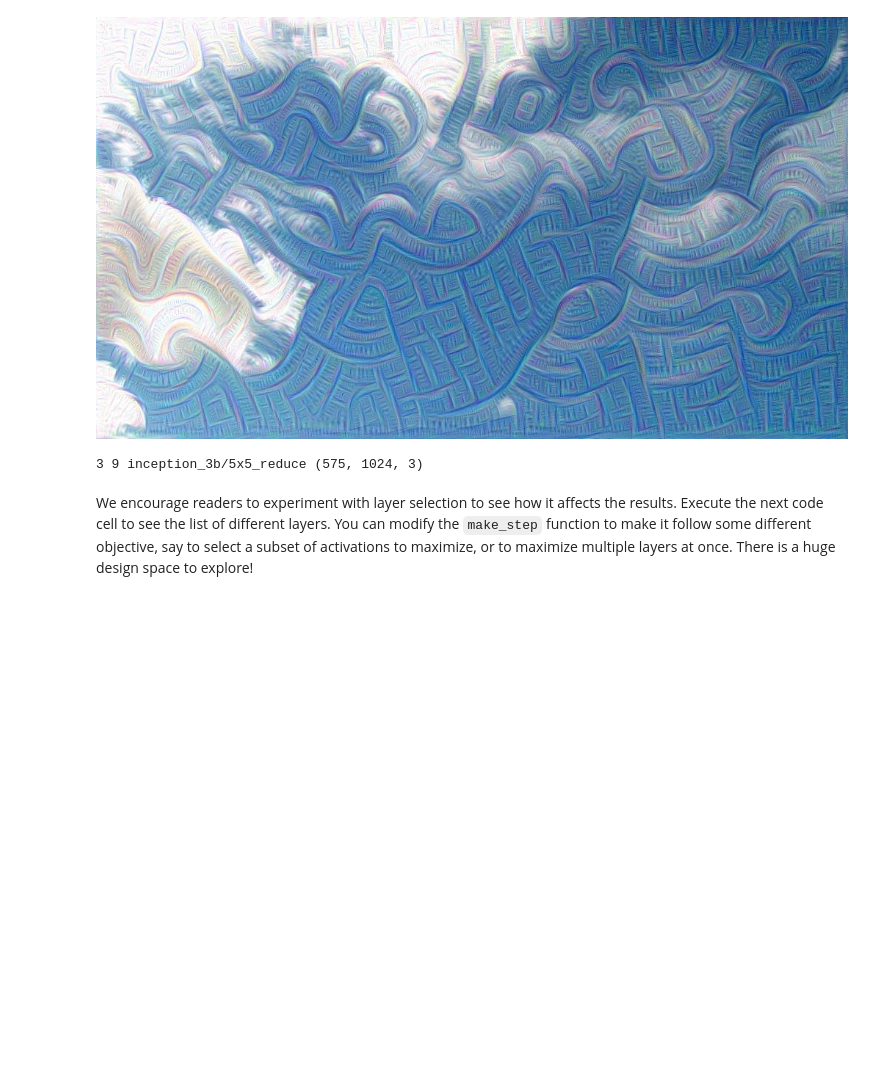
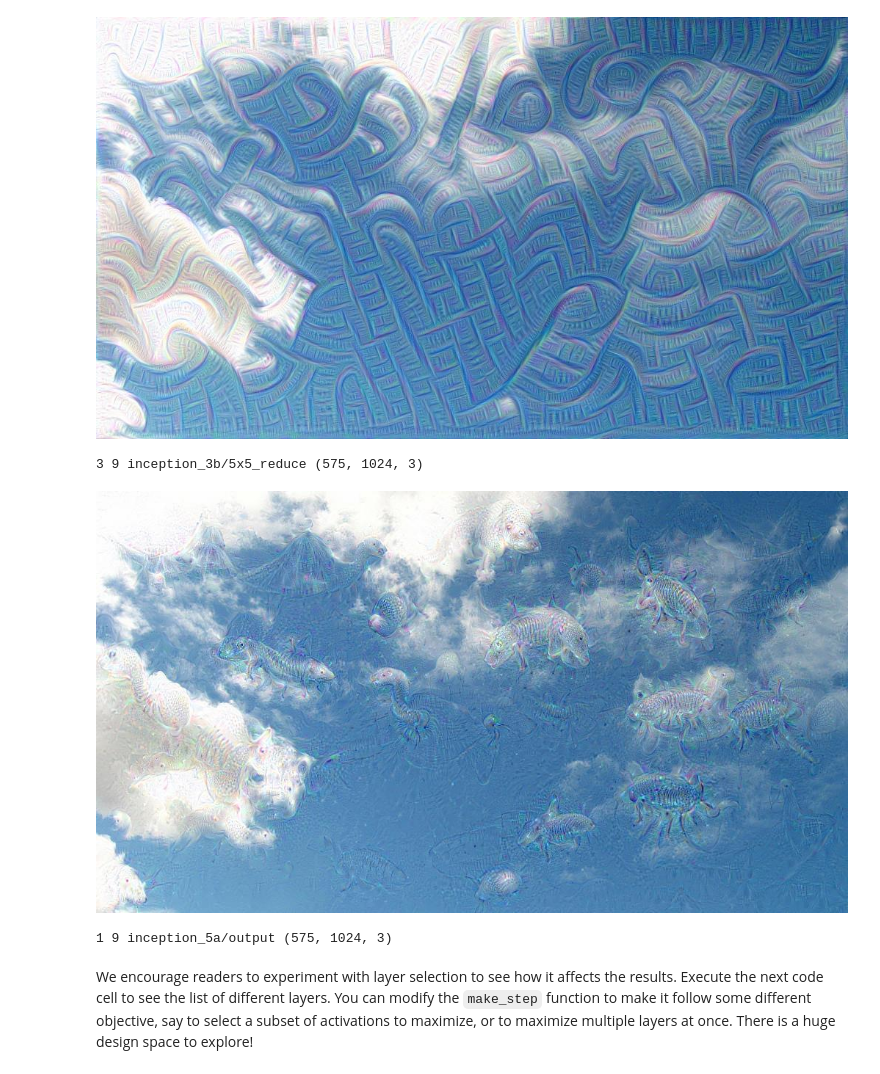
Before and after one commit to RimTeeve/deepdream, a Jupyter notebook: dream.ipynb, the cells around one changed output. Saved outputs shown, nothing was run; the diff lists cells and outputs as text; code cells hidden in the pictures; blank space fills up the shorter version.

```diff
--- a/dream.ipynb
+++ b/dream.ipynb
@@ -148,6 +149,11 @@ _=deepdream(net, img, end='inception_3b/5x5_reduce')
 # %% [output]
 [figure]
 3 9 inception_3b/5x5_reduce (575, 1024, 3)
+# %%
+_=deepdream(net, img, end='inception_5a/output', octave_n=2, iter_n=10)
+# %% [output]
+[figure, added]
+1 9 inception_5a/output (575, 1024, 3)
 # %% [markdown]
 We encourage readers to experiment with layer selection to see how it affects the results. Execute the next code cell to see the list of different layers. You can modify the `make_step` function to make it follow some different objective, say to select a subset of activations to maximize, or to maximize multiple layers at once. There is a huge design space to explore!
 # %%
```
Also changed, not shown: parts of 5 cells of this notebook.
